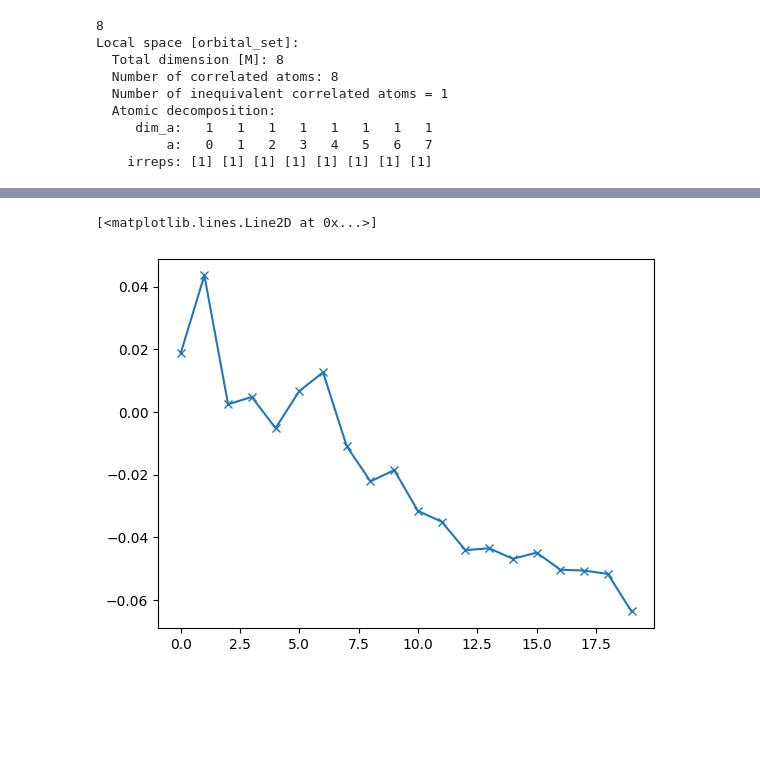
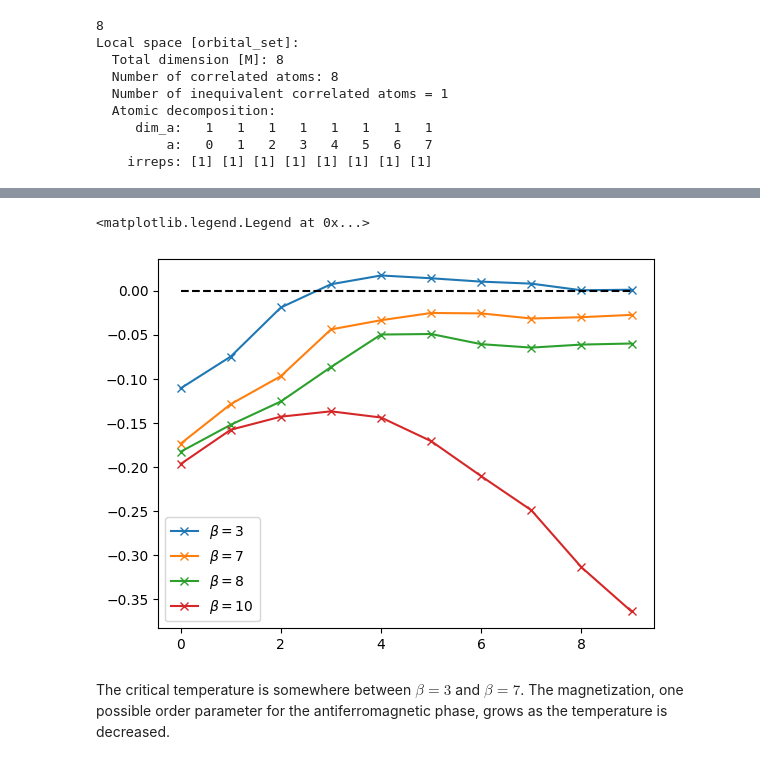
Before and after one commit to harrisonlabollita/TRIQS-tutorials, a Jupyter notebook: ModEST-DMFT/04s-lco-afm.ipynb, the cells around one changed output, grey strips where cells are left out. Cells and saved outputs as stored; diff of their text form; code cells hidden in the pictures; blank space fills up the shorter version.

```diff
--- a/ModEST-DMFT/04s-lco-afm.ipynb
+++ b/ModEST-DMFT/04s-lco-afm.ipynb
@@ -149,0 +132,4 @@ Notice from this embedding that there are two $\alpha$-blocks, but the map to th
+# %%
+E = modest.make_embedding(obe_super.C_space)
+E = E.flip_spin(1)
+print(E.description(True))
@@ -345,5 +369,8 @@ Auto-correlation time: 0.429146
 # %%
-plt.plot(range(len(Ms)), Ms, marker='x')
+for b, beta in enumerate(betas):
+    plt.plot(range(n_dmft_loops), Magnetizations[b], marker='x', label=r"$\beta = %d$" % beta)
+plt.plot([0, n_dmft_loops-1], [0, 0], color="black", linestyle='--')
+plt.legend(loc="best")
 # %% [output]
-[<matplotlib.lines.Line2D at 0x...>]
+<matplotlib.legend.Legend at 0x...>
-[figure, old version]
+[figure, new version]
@@ -353,0 +377,2 @@ ax[1].oplot(S.Sigma_iw.imag)
+# %% [markdown]
+The critical temperature is somewhere between $\beta=3$ and $\beta=7$. The magnetization, one possible order parameter for the antiferromagnetic phase, grows as the temperature is decreased.
```
Also changed, not shown: parts of 11 cells of this notebook.
